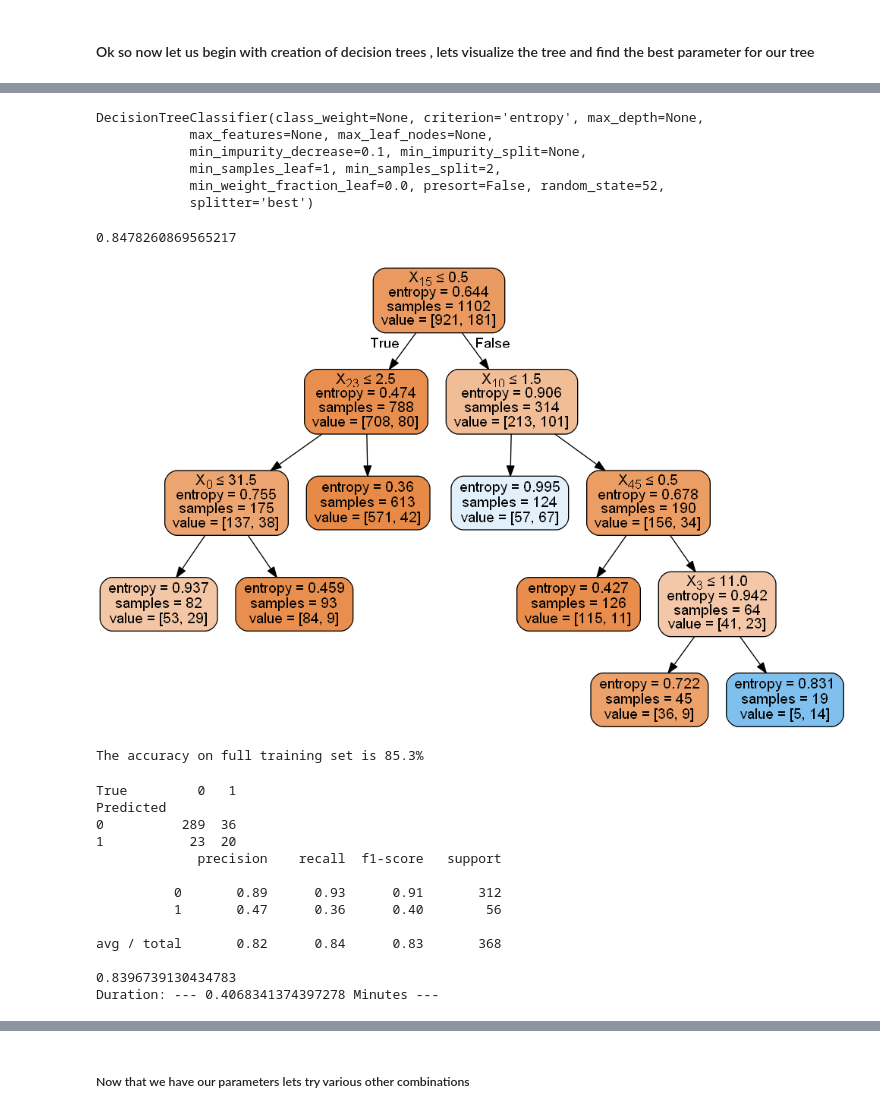
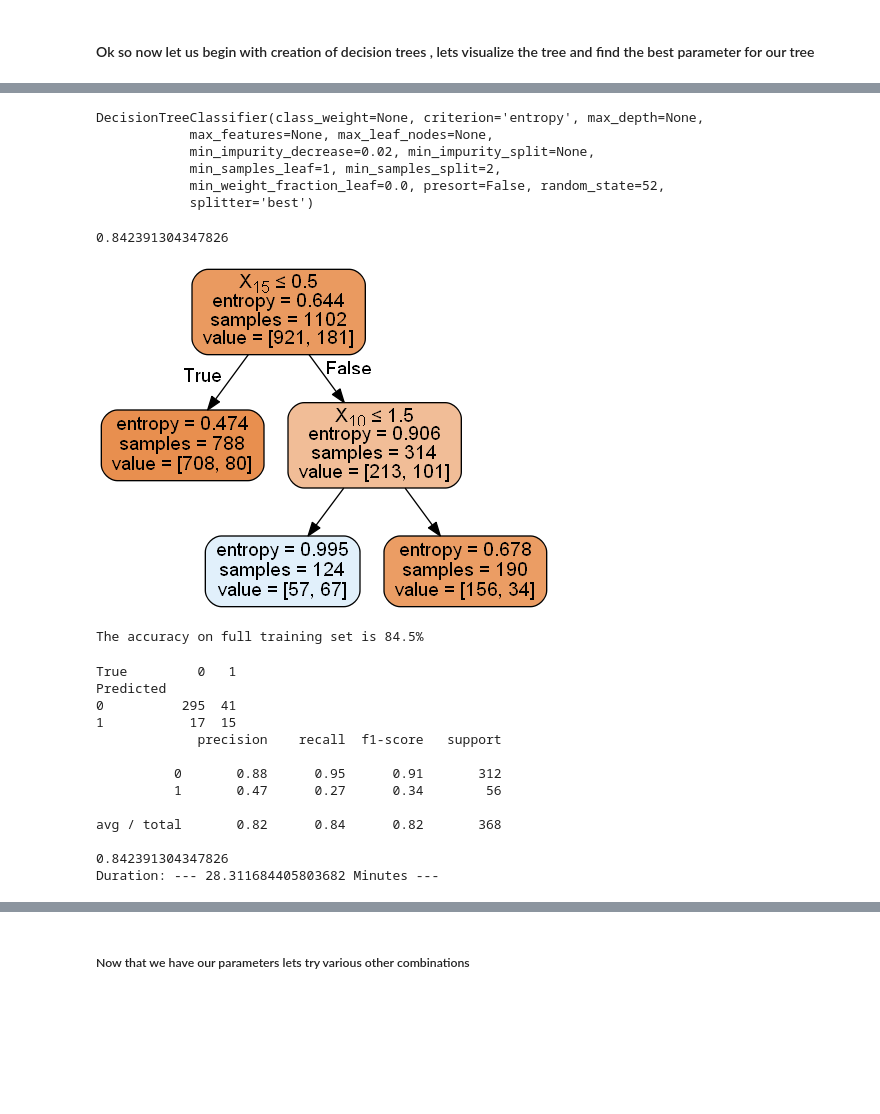
Before and after one commit to mmd52/HR_Employee_Attrition, a Jupyter notebook: ModelingDtree_Final.ipynb, the cells around one changed output, grey strips where cells are left out. Drawn from its saved outputs; the diff is of its cells as text; code cells hidden in the pictures; blank space fills up the shorter version.

```diff
--- a/ModelingDtree_Final.ipynb
+++ b/ModelingDtree_Final.ipynb
@@ -120,0 +108,10 @@ y_test = y_test.values
+# %%
+train, test = sklearn.cross_validation.train_test_split(df, train_size = 0.75,random_state=r_state)
+print("For Main Data Set :",df['Attrition'].count())
+print("For Train Set :",train['Attrition'].count())
+print("For Test Set :",test['Attrition'].count())
+
+x_train=train.drop(train.columns[1], axis = 1)
+x_test=test.drop(test.columns[1], axis = 1)
+y_train=train['Attrition']
+y_test=test['Attrition']
@@ -164,42 +163,42 @@ Obtained with min_impurity_decrease = 0.1
 # %%
 estimator = tree.DecisionTreeClassifier(criterion="entropy", random_state = r_state,
-                                        min_impurity_decrease = 0.1)
+                                        min_impurity_decrease = 0.02)
 # %%
 estimator.fit(x_train,y_train)
 # %% [output]
 DecisionTreeClassifier(class_weight=None, criterion='entropy', max_depth=None,
             max_features=None, max_leaf_nodes=None,
-            min_impurity_decrease=0.1, min_impurity_split=None,
+            min_impurity_decrease=0.02, min_impurity_split=None,
             min_samples_leaf=1, min_samples_split=2,
             min_weight_fraction_leaf=0.0, presort=False, random_state=52,
             splitter='best')
 # %%
 estimator.score(x_test,y_test)
 # %% [output]
-0.8478260869565217
+0.842391304347826
 # %%
-estimator = tree.DecisionTreeClassifier(criterion="entropy", random_state = r_state, min_impurity_decrease = 0.01)
+estimator = tree.DecisionTreeClassifier(criterion="entropy", random_state = r_state, min_impurity_decrease = 0.02)
 estimator.fit(x_train, y_train)
 import os
 os.environ["PATH"] += os.pathsep + 'C:/Program Files (x86)/Graphviz2.38/bin/'
 from sklearn.externals.six import StringIO
 from IPython.display import Image
 from sklearn.tree import export_graphviz
 import pydotplus
 dot_data = StringIO()
 export_graphviz(estimator, out_file=dot_data,
                 filled=True, rounded=True,
                 special_characters=True)
 graph = pydotplus.graph_from_dot_data(dot_data.getvalue())
 Image(graph.create_png())
 # %% [output]
-[figure, old version]
+[figure, new version]
 # %%
 y_predicted = estimator.predict(x_train)
 accuracy_full = np.mean( y_train== y_predicted) * 100
 print("The accuracy on full training set is {0:.1f}%".format(accuracy_full))
 # %% [output]
-The accuracy on full training set is 85.3%
+The accuracy on full training set is 84.5%
 # %%
 model=estimator
 pred=model.predict(x_test)
@@ -215,17 +214,17 @@ print("Duration: --- %s Minutes ---" % ((time.time() - start_time)/60))
 # %% [output]
 True         0   1
 Predicted
-0          289  36
-1           23  20
+0          295  41
+1           17  15
              precision    recall  f1-score   support
 
-          0       0.89      0.93      0.91       312
-          1       0.47      0.36      0.40        56
+          0       0.88      0.95      0.91       312
+          1       0.47      0.27      0.34        56
 
-avg / total       0.82      0.84      0.83       368
+avg / total       0.82      0.84      0.82       368
 
-0.8396739130434783
-Duration: --- 0.4068341374397278 Minutes ---
+0.842391304347826
+Duration: --- 28.311684405803682 Minutes ---
 # %%
 fpr, tpr, _ = roc_curve(y_test, pred)
 
```
Also changed, not shown: parts of 41 cells of this notebook, 6 other files.
